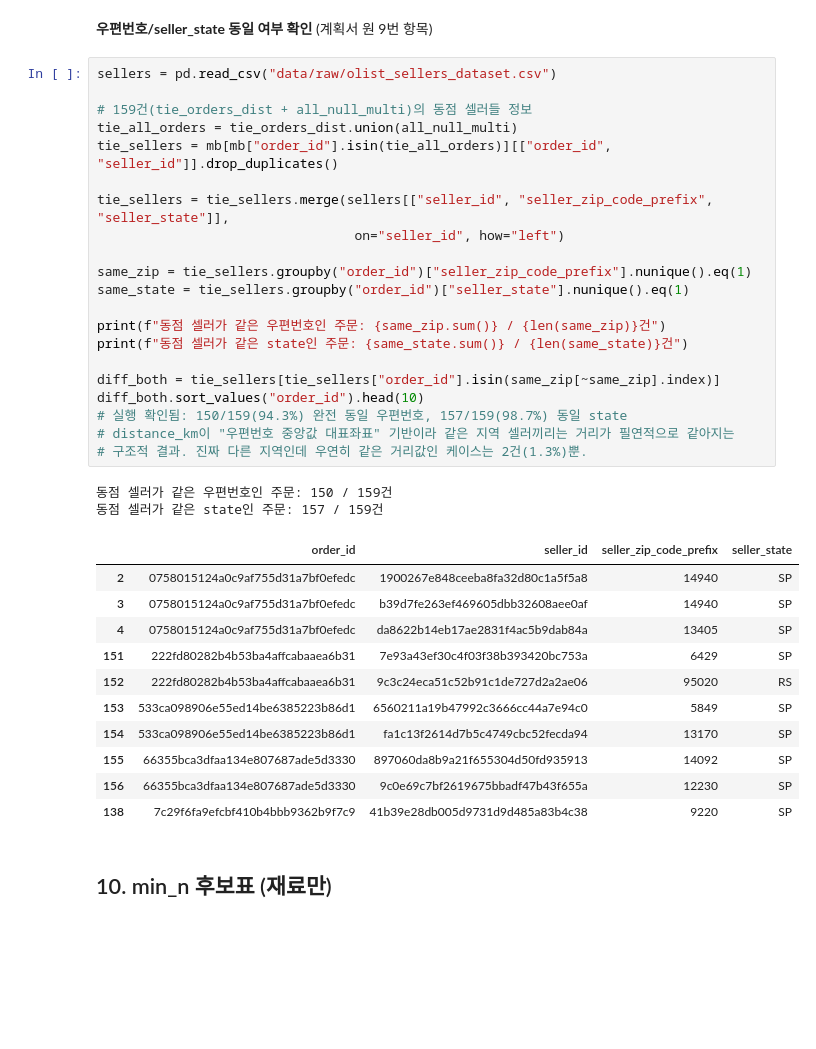
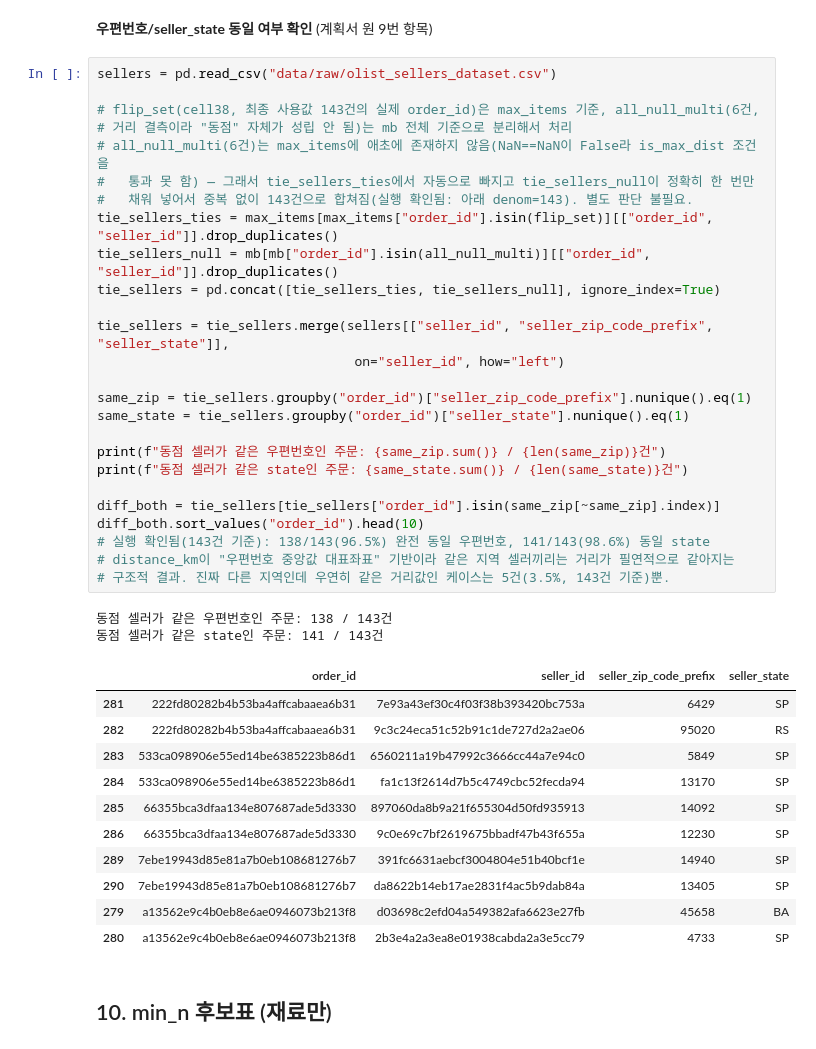
Before and after one commit to choi-yeonju/data-analysis-portfolio, a Jupyter notebook: olist/notebooks/04_eda.ipynb, the cells around one changed output. Saved outputs shown, nothing was run; the diff lists cells and outputs as text; blank space fills up the shorter version.

```diff
--- a/olist/notebooks/04_eda.ipynb
+++ b/olist/notebooks/04_eda.ipynb
@@ -499,38 +757,43 @@ sample[["order_id", "order_item_id", "seller_id", "distance_km"]].head(20)
 # %%
 sellers = pd.read_csv("data/raw/olist_sellers_dataset.csv")
 
-# 159건(tie_orders_dist + all_null_multi)의 동점 셀러들 정보
-tie_all_orders = tie_orders_dist.union(all_null_multi)
-tie_sellers = mb[mb["order_id"].isin(tie_all_orders)][["order_id", "seller_id"]].drop_duplicates()
+# flip_set(cell38, 최종 사용값 143건의 실제 order_id)은 max_items 기준, all_null_multi(6건,
+# 거리 결측이라 "동점" 자체가 성립 안 됨)는 mb 전체 기준으로 분리해서 처리
+# all_null_multi(6건)는 max_items에 애초에 존재하지 않음(NaN==NaN이 False라 is_max_dist 조건을
+#   통과 못 함) — 그래서 tie_sellers_ties에서 자동으로 빠지고 tie_sellers_null이 정확히 한 번만
+#   채워 넣어서 중복 없이 143건으로 합쳐짐(실행 확인됨: 아래 denom=143). 별도 판단 불필요.
+tie_sellers_ties = max_items[max_items["order_id"].isin(flip_set)][["order_id", "seller_id"]].drop_duplicates()
+tie_sellers_null = mb[mb["order_id"].isin(all_null_multi)][["order_id", "seller_id"]].drop_duplicates()
+tie_sellers = pd.concat([tie_sellers_ties, tie_sellers_null], ignore_index=True)
 
 tie_sellers = tie_sellers.merge(sellers[["seller_id", "seller_zip_code_prefix", "seller_state"]],
                                  on="seller_id", how="left")
 
 same_zip = tie_sellers.groupby("order_id")["seller_zip_code_prefix"].nunique().eq(1)
 same_state = tie_sellers.groupby("order_id")["seller_state"].nunique().eq(1)
 
 print(f"동점 셀러가 같은 우편번호인 주문: {same_zip.sum()} / {len(same_zip)}건")
 print(f"동점 셀러가 같은 state인 주문: {same_state.sum()} / {len(same_state)}건")
 
 diff_both = tie_sellers[tie_sellers["order_id"].isin(same_zip[~same_zip].index)]
 diff_both.sort_values("order_id").head(10)
-# 실행 확인됨: 150/159(94.3%) 완전 동일 우편번호, 157/159(98.7%) 동일 state
+# 실행 확인됨(143건 기준): 138/143(96.5%) 완전 동일 우편번호, 141/143(98.6%) 동일 state
 # distance_km이 "우편번호 중앙값 대표좌표" 기반이라 같은 지역 셀러끼리는 거리가 필연적으로 같아지는
-# 구조적 결과. 진짜 다른 지역인데 우연히 같은 거리값인 케이스는 2건(1.3%)뿐.
+# 구조적 결과. 진짜 다른 지역인데 우연히 같은 거리값인 케이스는 5건(3.5%, 143건 기준)뿐.
 # %% [output]
-동점 셀러가 같은 우편번호인 주문: 150 / 159건
-동점 셀러가 같은 state인 주문: 157 / 159건
+동점 셀러가 같은 우편번호인 주문: 138 / 143건
+동점 셀러가 같은 state인 주문: 141 / 143건
 |  | order_id | seller_id | seller_zip_code_prefix | seller_state |
-| 2 | 0758015124a0c9af755d31a7bf0efedc | 1900267e848ceeba8fa32d80c1a5f5a8 | 14940 | SP |
-| 3 | 0758015124a0c9af755d31a7bf0efedc | b39d7fe263ef469605dbb32608aee0af | 14940 | SP |
-| 4 | 0758015124a0c9af755d31a7bf0efedc | da8622b14eb17ae2831f4ac5b9dab84a | 13405 | SP |
-| 151 | 222fd80282b4b53ba4affcabaaea6b31 | 7e93a43ef30c4f03f38b393420bc753a | 6429 | SP |
-| 152 | 222fd80282b4b53ba4affcabaaea6b31 | 9c3c24eca51c52b91c1de727d2a2ae06 | 95020 | RS |
-| 153 | 533ca098906e55ed14be6385223b86d1 | 6560211a19b47992c3666cc44a7e94c0 | 5849 | SP |
-| 154 | 533ca098906e55ed14be6385223b86d1 | fa1c13f2614d7b5c4749cbc52fecda94 | 13170 | SP |
-| 155 | 66355bca3dfaa134e807687ade5d3330 | 897060da8b9a21f655304d50fd935913 | 14092 | SP |
-| 156 | 66355bca3dfaa134e807687ade5d3330 | 9c0e69c7bf2619675bbadf47b43f655a | 12230 | SP |
-| 138 | 7c29f6fa9efcbf410b4bbb9362b9f7c9 | 41b39e28db005d9731d9d485a83b4c38 | 9220 | SP |
+| 281 | 222fd80282b4b53ba4affcabaaea6b31 | 7e93a43ef30c4f03f38b393420bc753a | 6429 | SP |
+| 282 | 222fd80282b4b53ba4affcabaaea6b31 | 9c3c24eca51c52b91c1de727d2a2ae06 | 95020 | RS |
+| 283 | 533ca098906e55ed14be6385223b86d1 | 6560211a19b47992c3666cc44a7e94c0 | 5849 | SP |
+| 284 | 533ca098906e55ed14be6385223b86d1 | fa1c13f2614d7b5c4749cbc52fecda94 | 13170 | SP |
+| 285 | 66355bca3dfaa134e807687ade5d3330 | 897060da8b9a21f655304d50fd935913 | 14092 | SP |
+| 286 | 66355bca3dfaa134e807687ade5d3330 | 9c0e69c7bf2619675bbadf47b43f655a | 12230 | SP |
+| 289 | 7ebe19943d85e81a7b0eb108681276b7 | 391fc6631aebcf3004804e51b40bcf1e | 14940 | SP |
+| 290 | 7ebe19943d85e81a7b0eb108681276b7 | da8622b14eb17ae2831f4ac5b9dab84a | 13405 | SP |
+| 279 | a13562e9c4b0eb8e6ae0946073b213f8 | d03698c2efd04a549382afa6623e27fb | 45658 | BA |
+| 280 | a13562e9c4b0eb8e6ae0946073b213f8 | 2b3e4a2a3ea8e01938cabda2a3e5cc79 | 4733 | SP |
 # %% [markdown]
 ## 10. min_n 후보표 (재료만)
 # %%
```
Also changed, not shown: parts of 36 cells of this notebook, 21 other files.
